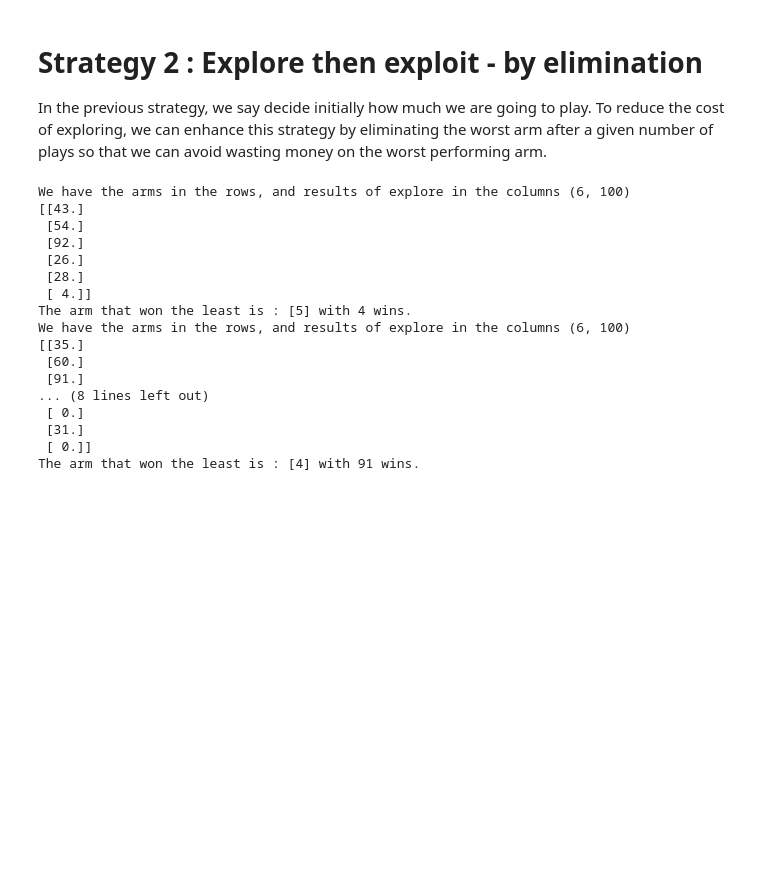
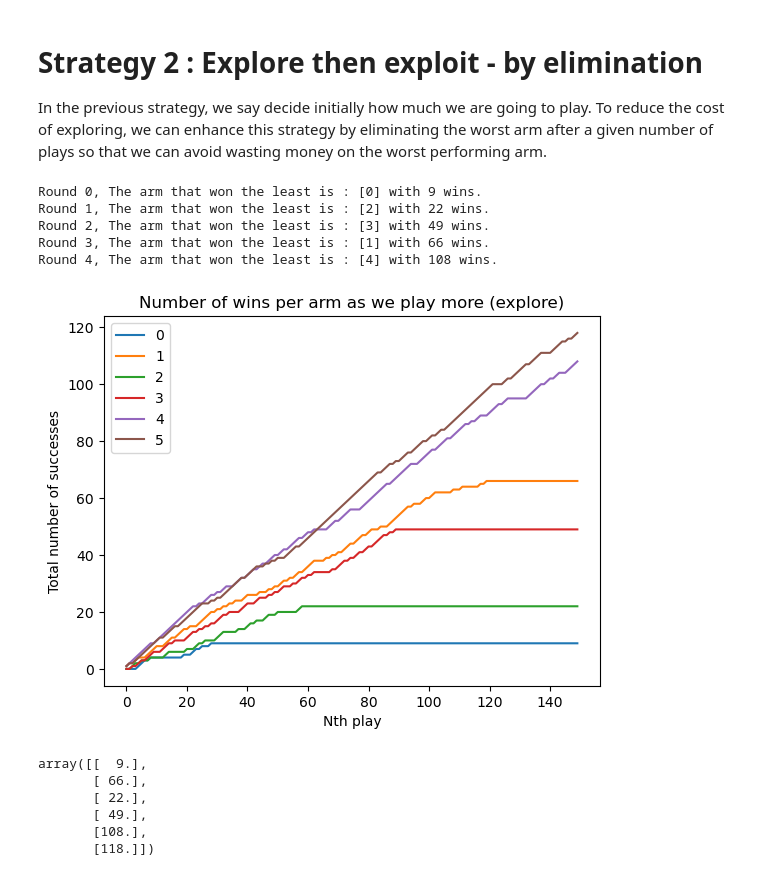
Before and after one commit to Thosam1/BachelorProject, a Jupyter notebook: Bandits/Bandits.ipynb, the cells around one changed output. Saved outputs shown, nothing was run; the diff lists cells and outputs as text; code cells hidden in the pictures; blank space fills up the shorter version.

```diff
--- a/Bandits/Bandits.ipynb
+++ b/Bandits/Bandits.ipynb
@@ -107,8 +109,8 @@ Hopefully, after the explore phase, we got the correct index that has the highes
 
 In the previous strategy, we say decide initially how much we are going to play. To reduce the cost of exploring, we can enhance this strategy by eliminating the worst arm after a given number of plays so that we can avoid wasting money on the worst performing arm.
 # %%
-explore_per_arm = 100
-n_rounds = 3
+explore_per_arm = 30
+n_rounds = 5
 
 # check that n_rounds < N_ARMS
 if n_rounds >= N_ARMS:
@@ -117,40 +119,47 @@ if n_rounds >= N_ARMS:
 end_of_explore_results = np.zeros((N_ARMS, 1))
 poor_performing_arms = []
 
+results_all_arms_all_rounds = np.zeros((N_ARMS, 1))
+
 for i in range(n_rounds):
 
     results_all_arms = np.zeros((N_ARMS, explore_per_arm))
-    print("We have the arms in the rows, and results of explore in the columns " + str(np.shape(results_all_arms)))
 
     for arm_index in range(N_ARMS):
-
         # doesn't exist in the poor performing list
         if poor_performing_arms.count(arm_index) == 0:
             results_all_arms[arm_index, :] = np.random.choice([0, 1], size=(1, explore_per_arm), p=[1-float(p[arm_index]), float(p[arm_index])])
 
     end_of_round_results = np.sum(results_all_arms, axis=1).reshape((N_ARMS,1))
     end_of_explore_results = end_of_explore_results + end_of_round_results
-    print(end_of_round_results)
 
     index_with_least_wins = np.argsort(end_of_explore_results, axis=0)[i]
 
-    print("The arm that won the least is : " + str(index_with_least_wins) + " with " + str(int(end_of_explore_results[index_with_least_wins])) + " wins.")
+    print("Round " + str(i) + ", The arm that won the least is : " + str(index_with_least_wins) + " with " + str(int(end_of_explore_results[index_with_least_wins])) + " wins.")
     poor_performing_arms.append(index_with_least_wins)
+
+    results_all_arms_all_rounds = np.concatenate((results_all_arms_all_rounds, results_all_arms), axis=1)
+
+# reshape
+results_all_arms_all_rounds = results_all_arms_all_rounds[:, 1:]
 # %% [output]
-We have the arms in the rows, and results of explore in the columns (6, 100)
-[[43.]
- [54.]
- [92.]
- [26.]
- [28.]
- [ 4.]]
-The arm that won the least is : [5] with 4 wins.
-We have the arms in the rows, and results of explore in the columns (6, 100)
-[[35.]
- [60.]
- [91.]
-... (8 lines left out)
- [ 0.]
- [31.]
- [ 0.]]
-The arm that won the least is : [4] with 91 wins.
+Round 0, The arm that won the least is : [0] with 9 wins.
+Round 1, The arm that won the least is : [2] with 22 wins.
+Round 2, The arm that won the least is : [3] with 49 wins.
+Round 3, The arm that won the least is : [1] with 66 wins.
+Round 4, The arm that won the least is : [4] with 108 wins.
+# %%
+cum_sum_results_all_arms = np.cumsum(results_all_arms_all_rounds, axis=1)
+
+show_line_plot(x_axis=range(explore_per_arm*n_rounds), y_axis=cum_sum_results_all_arms, labels=range(N_ARMS), x_label="Nth play", y_label="Total number of successes", title="Number of wins per arm as we play more (explore)")
+# %% [output]
+[figure, added]
+# %%
+end_of_explore_results
+# %% [output]
+array([[  9.],
+       [ 66.],
+       [ 22.],
+       [ 49.],
+       [108.],
+       [118.]])
```
Also changed, not shown: parts of 15 cells of this notebook.
